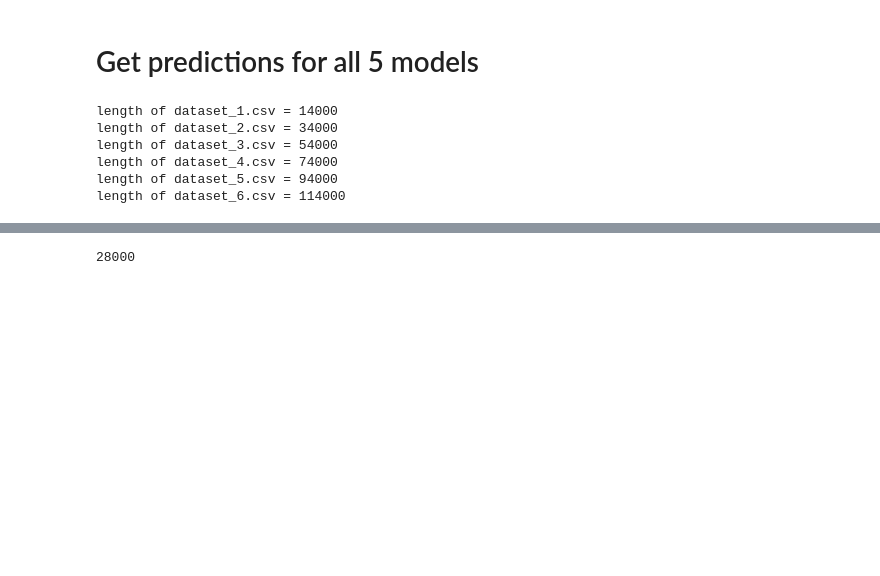
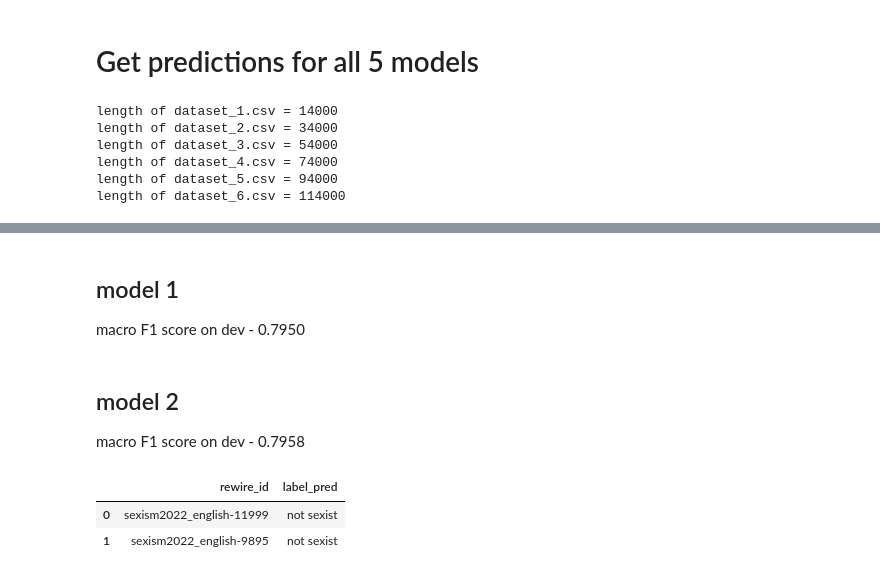
Before and after one commit to vitthal-bhandari/incremental-semi-supervised-training, a Jupyter notebook: Self training/Self_training_Task_A.ipynb, the cells around one changed output, grey strips where cells are left out. Cells and saved outputs as stored; diff of their text form; code cells hidden in the pictures; blank space fills up the shorter version.

```diff
--- a/Self training/Self_training_Task_A.ipynb
+++ b/Self training/Self_training_Task_A.ipynb
@@ -315,4 +308,4 @@ test = test.append(test1)
-# %%
-print(len(test))
-# %% [output]
-28000
+# %% [markdown]
+## model 1
+
+macro F1 score on dev - 0.7950
@@ -318,0 +327,24 @@ print(len(test))
+# %% [markdown]
+## model 2
+
+macro F1 score on dev - 0.7958
+# %%
+model2 = ClassificationModel(
+    "bert", "iteration_1/checkpoint-4250-epoch-2"
+)
+
+dev_df2 = dev_df
+
+# Make predictions with the model
+predictions, raw_outputs = model2.predict(dev_df2["text"].to_list())
+
+dev_df2['label_pred'] = predictions
+dev_df2 = dev_df2[['rewire_id', 'label_pred']]
+
+dev_df2.to_csv('task_a_pred_1_model2.csv', index=False)
+
+dev_df2.head(2)
+# %% [output]
+|  | rewire_id | label_pred |
+| 0 | sexism2022_english-11999 | not sexist |
+| 1 | sexism2022_english-9895 | not sexist |
```
Also changed, not shown: parts of 9 cells of this notebook.
